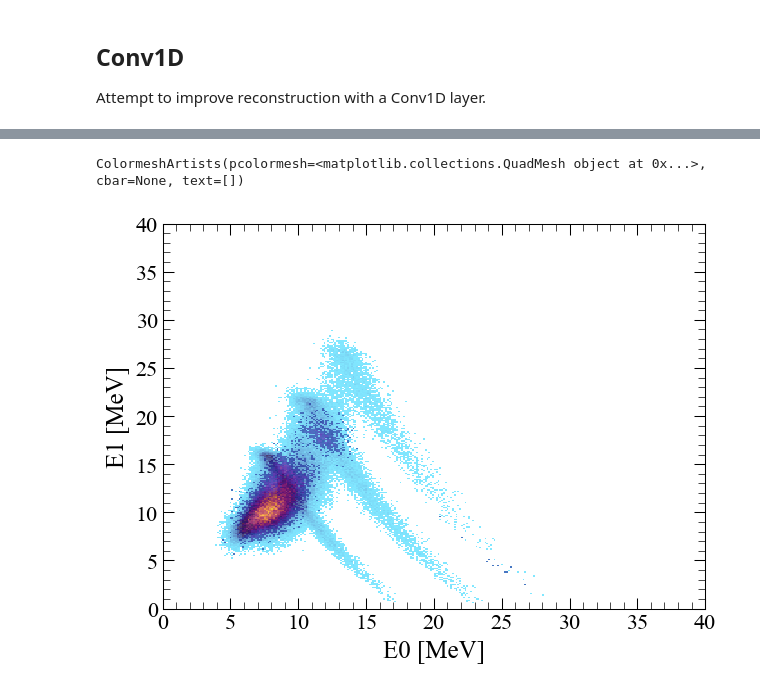
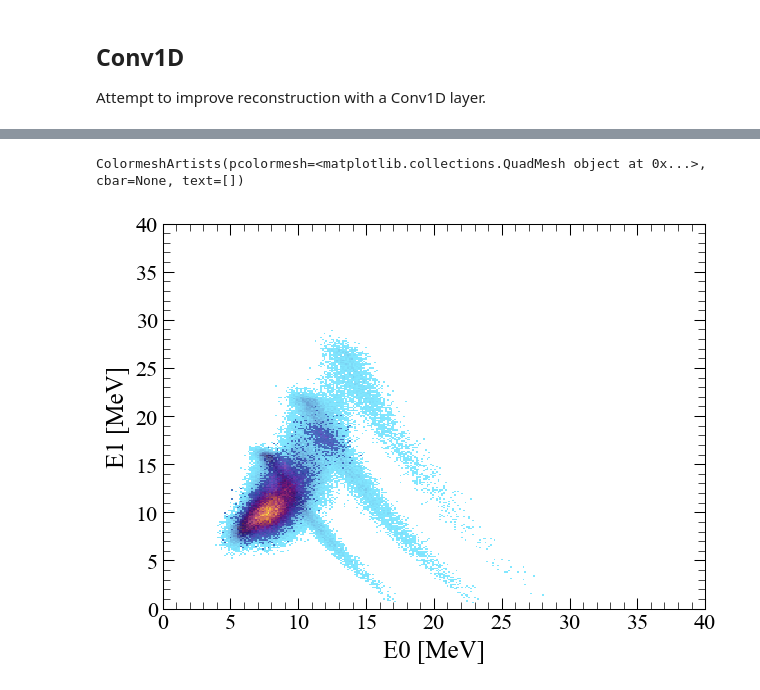
Before and after one commit to loopset/e796-analysis, a Jupyter notebook: Simulation/ML/train.ipynb, the cells around one changed output, grey strips where cells are left out. Cells and saved outputs as stored; diff of their text form; code cells hidden in the pictures.

```diff
--- a/Simulation/ML/train.ipynb
+++ b/Simulation/ML/train.ipynb
@@ -128,16 +132,16 @@ plt.tight_layout()
 # %%
 ## Convert to numpy
-X = plain_df.drop(columns=["label", "T3", "T3After1"]).values
-X_prof = ak.to_numpy(prof_data["profy"])
+X = plain_data.drop(columns=["label", "T3", "T3After1"]).values
+X_prof = np.stack(prof_data["profy"].values).astype(np.float32)
 X_prof = X_prof[..., np.newaxis] ## Keras expects (Nevents, Nsamples, Nfeatures = 1)
 ## so we have to force the adding of an auxiliary axis to have the correct shape
-y = plain_df["label"].values
+y = plain_data["label"].values
 
 # Encode str labels
 encoder = LabelEncoder()
 y_encoded = encoder.fit_transform(y)
 
-# Normalize features
+# Normalize DNN features
 scaler = StandardScaler()
 X_scaled = scaler.fit_transform((X))
 # %% [markdown]
@@ -305,25 +297,31 @@ So reconstruction event-by-event the Elab assuming either p, d or t and checking
 
 Attempt to improve reconstruction with a Conv1D layer.
 # %%
-# Plain input
-plain_input = Input(shape=(X_scaled.shape[1],), name="plain_input")
-x_plain = Dense(64, activation="relu")(plain_input)
-x_plain = Dense(64, activation="relu")(x_plain)
-x_plain = Dense(32, activation="relu")(x_plain)
+# Plain
+plain_in = Input(shape=(X_scaled.shape[1],), name="plain_input")
+plain_mod = Sequential([
+    Dense(64, activation="relu"),
+    Dense(64, activation="relu"),
+    Dense(32, activation="relu")
+], name="plain_mod")
+plain_out = plain_mod(plain_in)
 
-# Time series input branch (example: 100 timesteps, 1 channel)
-prof_input = Input(shape=(X_prof.shape[1], X_prof.shape[2]), name="prof_input")
-x_prof = Conv1D(32, kernel_size=3, activation="relu", padding="same")(prof_input)
-x_prof = Conv1D(32, kernel_size=3, activation="relu", padding="same")(x_prof)
-x_prof = Flatten()(x_prof)
-x_prof = Dense(32, activation="relu")(x_prof)
+# Vector (Conv1D) branch
+conv_in = Input(shape=(X_prof.shape[1], X_prof.shape[2]), name="conv_input")
+conv_mod = Sequential([
+    Conv1D(filters=32, kernel_size=3, strides=1, activation="relu", padding="same"),
+    Conv1D(filters=16, kernel_size=3, strides=3, activation="relu", padding="same"),
+    Flatten(),
+    Dense(16, activation="relu")
+], name="conv_mod")
+conv_out = conv_mod(conv_in)
 
-# Combine both branches
-combined = Concatenate()([x_plain, x_prof])
+# Concatenate outputs
+combined = Concatenate()([plain_out, conv_out])
 x = Dense(32, activation="relu")(combined)
 output = Dense(len(encoder.classes_), activation="softmax")(x)
 
-model = Model(inputs=[plain_input, prof_input], outputs=output)
+model = Model(inputs=[plain_mod.input, conv_mod.input], outputs=output)
 model.compile(optimizer="adam", loss="sparse_categorical_crossentropy", metrics=["accuracy"])
 model.summary()
 # %% [output]
@@ -400,12 +398,11 @@ plt.tight_layout()
 # %%
-
 # Confusion matrix
 y_pred = model.predict([X_scaled, X_prof])
 y_pred_classes = np.argmax(y_pred, axis=1)
 
 misclassified = (y_pred_classes != y_encoded)
 
-df_mis = plain_df[misclassified].copy()
+df_mis = plain_data[misclassified].copy()
 df_mis["label_rec"] = encoder.inverse_transform(y_pred_classes[misclassified])
 df_mis.head()
 hdE01Mis = hdE01.copy()
@@ -419,2 +416,2 @@ hdE01Mis.plot(cmin = 1, cmap="plasma", alpha=0.5, cbar=None)
 ColormeshArtists(pcolormesh=<matplotlib.collections.QuadMesh object at 0x...>, cbar=None, text=[])
-[figure, old version]
+[figure, new version]
```
Also changed, not shown: parts of 22 cells of this notebook, 2 other files.
